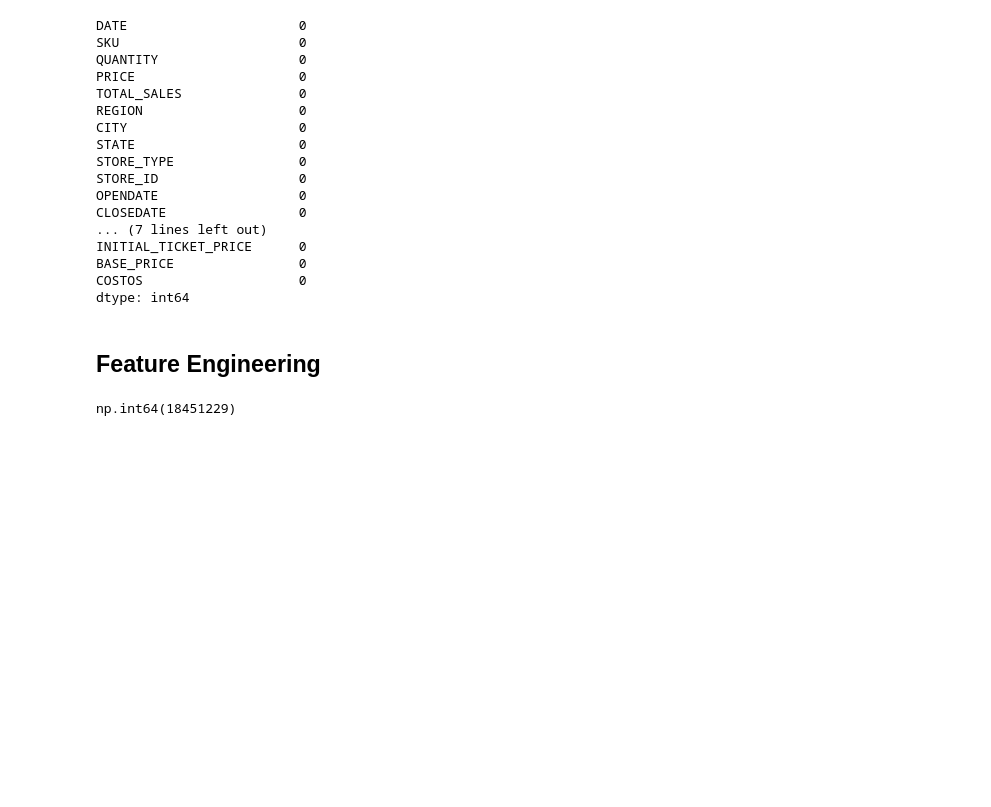
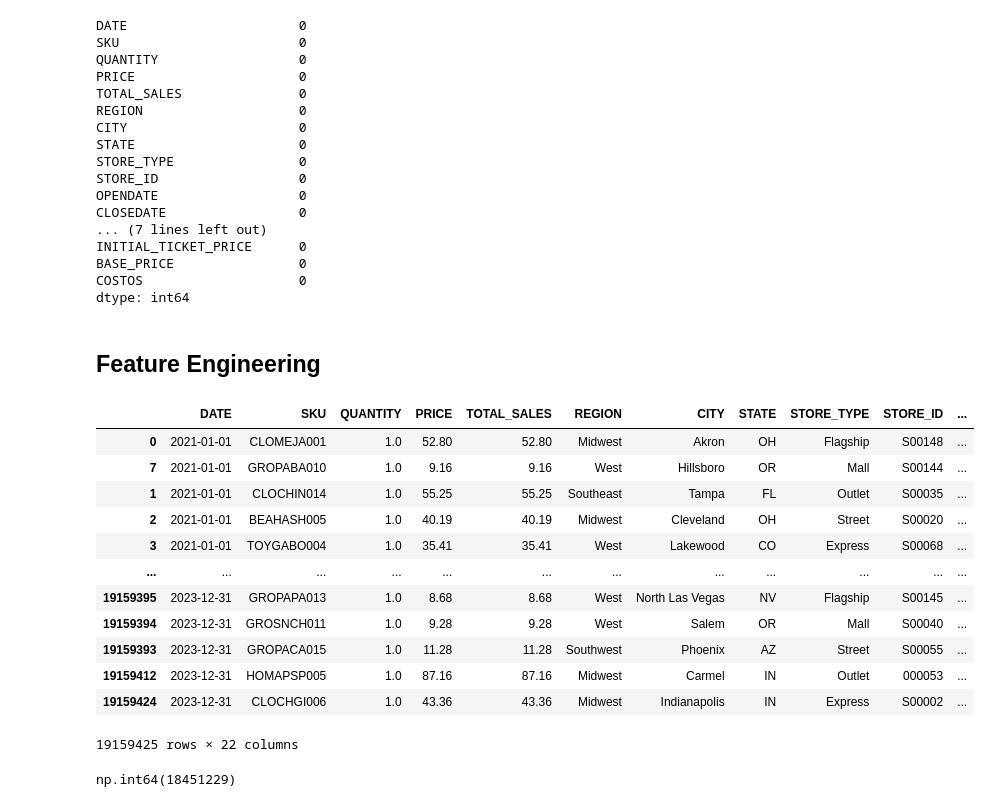
Before and after one commit to JuanCruzMendoza/AlixPartners-Competencia, a Jupyter notebook: src/preprocesamiento.ipynb, the cells around one changed output. Cells and saved outputs as stored; diff of their text form; code cells hidden in the pictures; blank space fills up the shorter version.

```diff
--- a/src/preprocesamiento.ipynb
+++ b/src/preprocesamiento.ipynb
@@ -370,7 +369,22 @@ dtype: int64
 ## Feature Engineering
 # %%
 # Nos aseguramos que este ordenado por fecha
-datos_unidos.sort_values(by="DATE", inplace=True)
+datos_unidos = datos_unidos.copy()
+datos_unidos.sort_values(by="DATE")
+# %% [output]
+|  | DATE | SKU | QUANTITY | PRICE | TOTAL_SALES | REGION | CITY | STATE | STORE_TYPE | STORE_ID | ... |
+| 0 | 2021-01-01 | CLOMEJA001 | 1.0 | 52.80 | 52.80 | Midwest | Akron | OH | Flagship | S00148 | ... |
+| 7 | 2021-01-01 | GROPABA010 | 1.0 | 9.16 | 9.16 | West | Hillsboro | OR | Mall | S00144 | ... |
+| 1 | 2021-01-01 | CLOCHIN014 | 1.0 | 55.25 | 55.25 | Southeast | Tampa | FL | Outlet | S00035 | ... |
+| 2 | 2021-01-01 | BEAHASH005 | 1.0 | 40.19 | 40.19 | Midwest | Cleveland | OH | Street | S00020 | ... |
+| 3 | 2021-01-01 | TOYGABO004 | 1.0 | 35.41 | 35.41 | West | Lakewood | CO | Express | S00068 | ... |
+| ... | ... | ... | ... | ... | ... | ... | ... | ... | ... | ... | ... |
+| 19159395 | 2023-12-31 | GROPAPA013 | 1.0 | 8.68 | 8.68 | West | North Las Vegas | NV | Flagship | S00145 | ... |
+| 19159394 | 2023-12-31 | GROSNCH011 | 1.0 | 9.28 | 9.28 | West | Salem | OR | Mall | S00040 | ... |
+| 19159393 | 2023-12-31 | GROPACA015 | 1.0 | 11.28 | 11.28 | Southwest | Phoenix | AZ | Street | S00055 | ... |
+| 19159412 | 2023-12-31 | HOMAPSP005 | 1.0 | 87.16 | 87.16 | Midwest | Carmel | IN | Outlet | 000053 | ... |
+| 19159424 | 2023-12-31 | CLOCHGI006 | 1.0 | 43.36 | 43.36 | Midwest | Indianapolis | IN | Express | S00002 | ... |
+19159425 rows × 22 columns
 # %%
 datos_unidos["OPENDATE"] = pd.to_datetime(datos_unidos["OPENDATE"])
 datos_unidos["CLOSEDATE"] = pd.to_datetime(datos_unidos["CLOSEDATE"])
```
Also changed, not shown: parts of 10 cells of this notebook, 1 other file.
